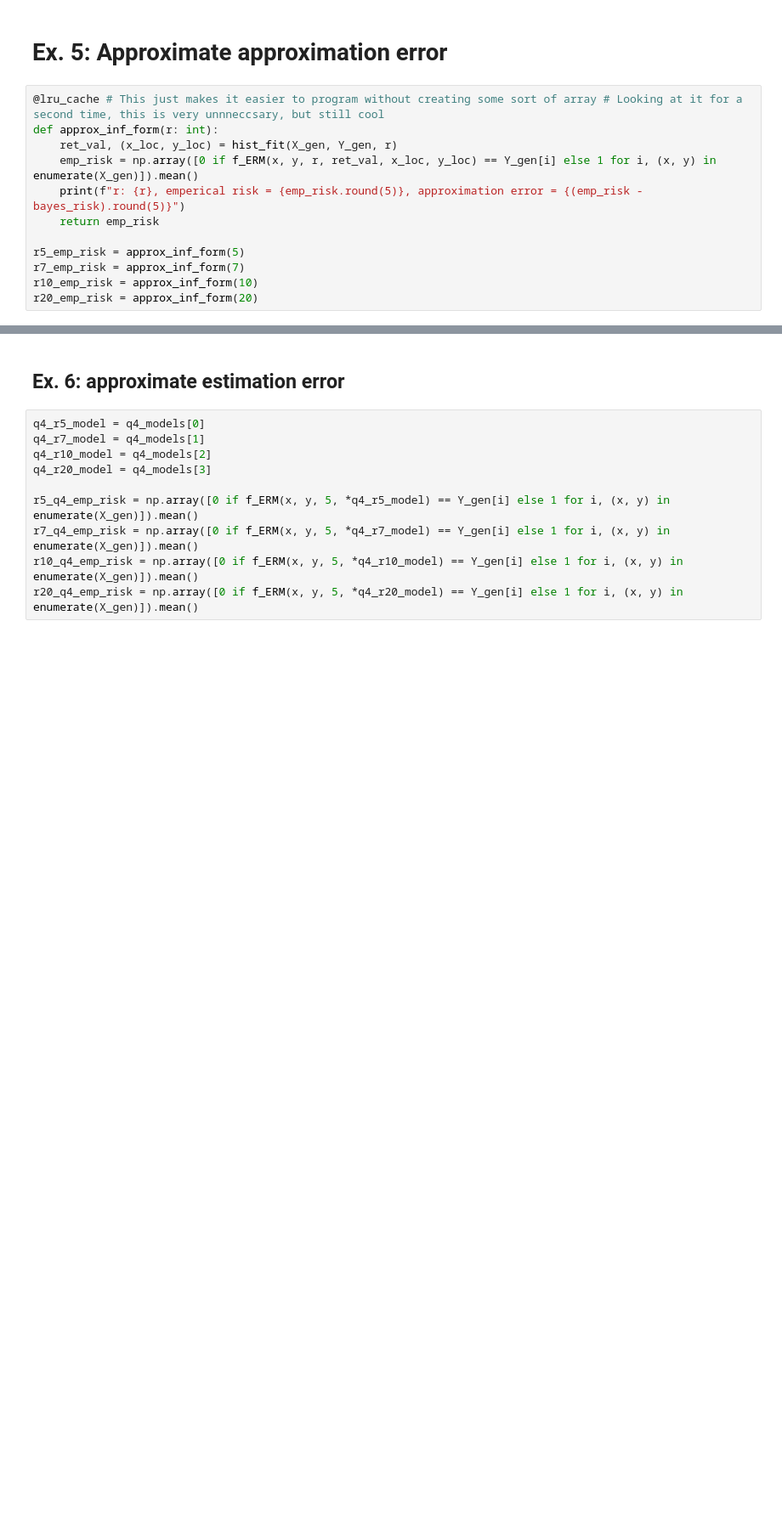
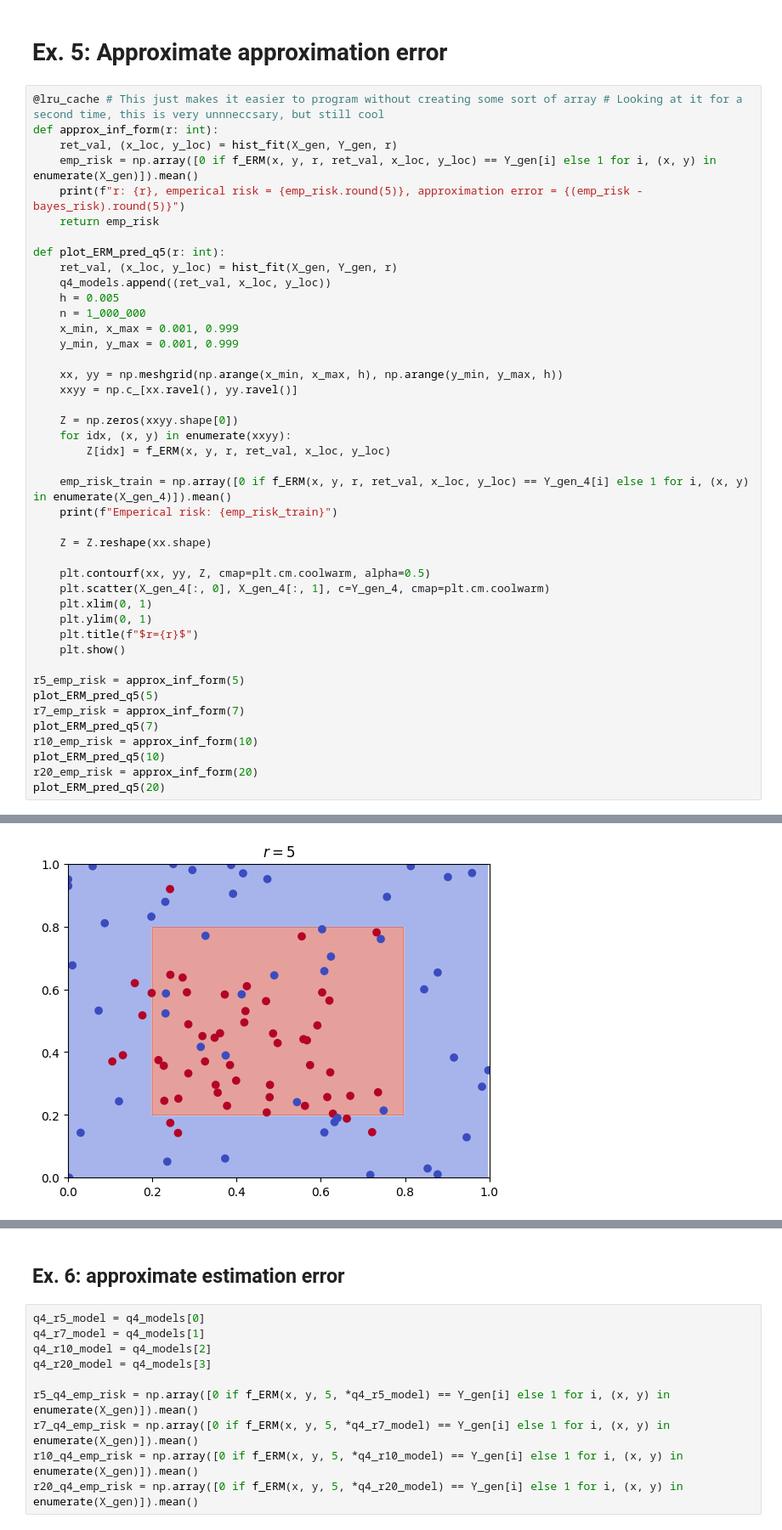
Before and after one commit to michadenheijer/MLforEDS-2, a Jupyter notebook: main.ipynb, the cells around one changed output, grey strips where cells are left out. Shown at 85% size. Drawn from its saved outputs; the diff is of its cells as text; blank space fills up the shorter version.

```diff
--- a/main.ipynb
+++ b/main.ipynb
@@ -190,8 +164,39 @@ def approx_inf_form(r: int):
     print(f"r: {r}, emperical risk = {emp_risk.round(5)}, approximation error = {(emp_risk - bayes_risk).round(5)}")
     return emp_risk
 
+def plot_ERM_pred_q5(r: int):
+    ret_val, (x_loc, y_loc) = hist_fit(X_gen, Y_gen, r)
+    q4_models.append((ret_val, x_loc, y_loc))
+    h = 0.005
+    n = 1_000_000
+    x_min, x_max = 0.001, 0.999
+    y_min, y_max = 0.001, 0.999
+
+    xx, yy = np.meshgrid(np.arange(x_min, x_max, h), np.arange(y_min, y_max, h))
+    xxyy = np.c_[xx.ravel(), yy.ravel()]
+
+    Z = np.zeros(xxyy.shape[0])
+    for idx, (x, y) in enumerate(xxyy):
+        Z[idx] = f_ERM(x, y, r, ret_val, x_loc, y_loc)
+
+    emp_risk_train = np.array([0 if f_ERM(x, y, r, ret_val, x_loc, y_loc) == Y_gen_4[i] else 1 for i, (x, y) in enumerate(X_gen_4)]).mean()
+    print(f"Emperical risk: {emp_risk_train}")
+
+    Z = Z.reshape(xx.shape)
+
+    plt.contourf(xx, yy, Z, cmap=plt.cm.coolwarm, alpha=0.5)
+    plt.scatter(X_gen_4[:, 0], X_gen_4[:, 1], c=Y_gen_4, cmap=plt.cm.coolwarm)
+    plt.xlim(0, 1)
+    plt.ylim(0, 1)
+    plt.title(f"$r={r}$")
+    plt.show()
+
 r5_emp_risk = approx_inf_form(5)
+plot_ERM_pred_q5(5)
 r7_emp_risk = approx_inf_form(7)
+plot_ERM_pred_q5(7)
 r10_emp_risk = approx_inf_form(10)
+plot_ERM_pred_q5(10)
 r20_emp_risk = approx_inf_form(20)
+plot_ERM_pred_q5(20)
 # %% [output]
@@ -201,0 +205 @@ r: 20, emperical risk = 0.1773, approximation error = 0.00095
+[figure, added]
```
Also changed, not shown: parts of 8 cells of this notebook, 13 other files.
